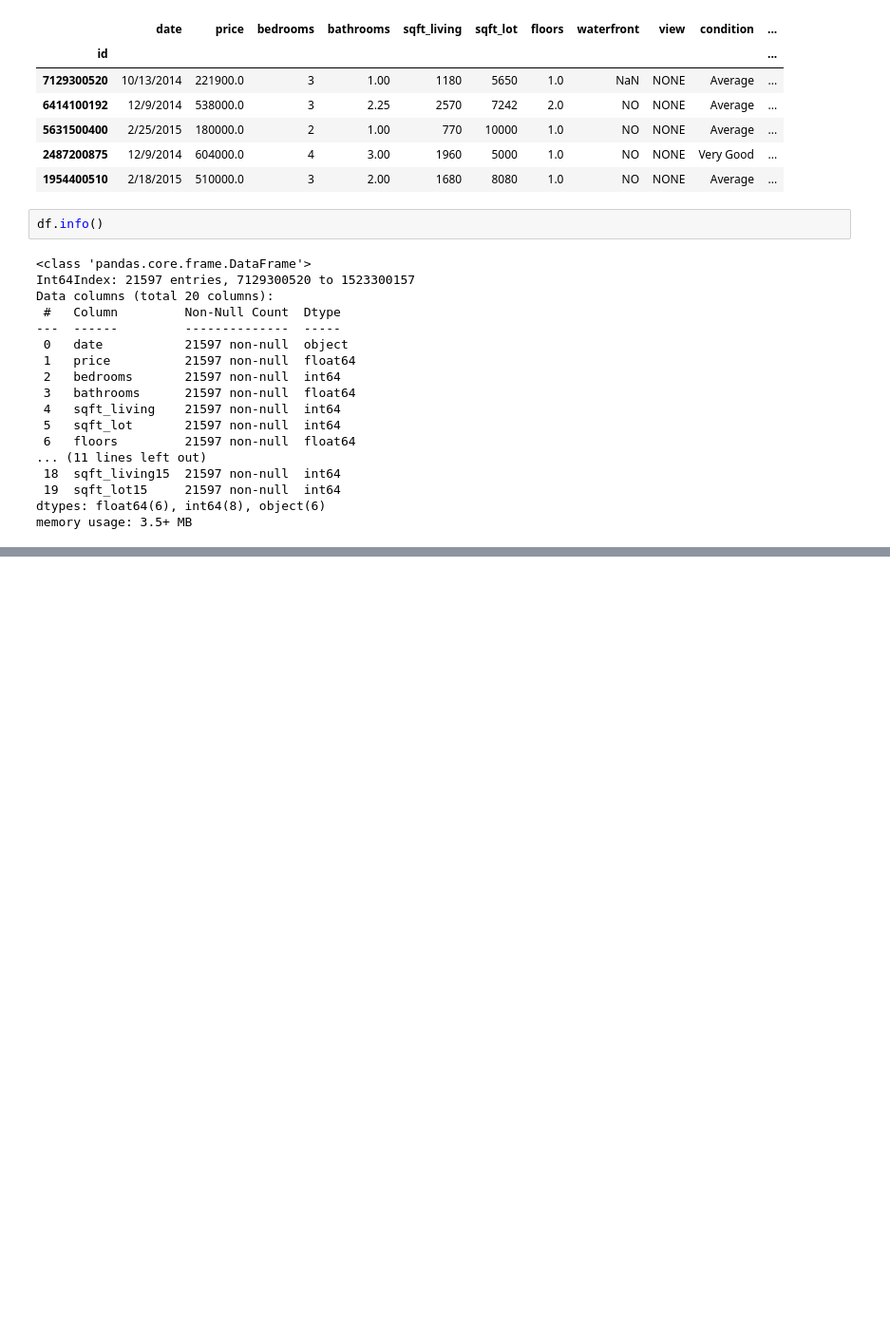
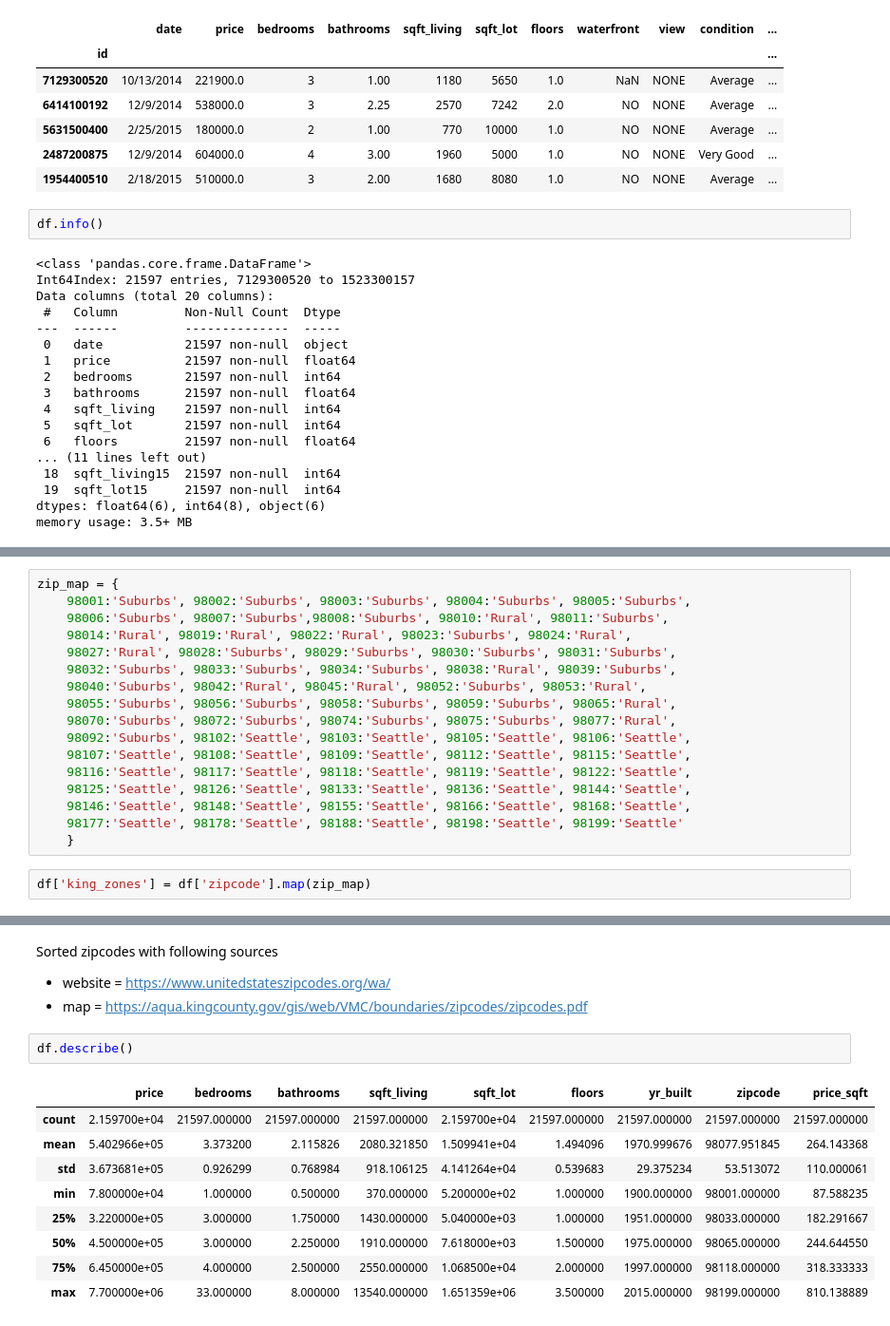
Before and after one commit to btbruno20/Analyzing-King-County-Housing, a Jupyter notebook: eda.ipynb, the cells around one changed output, grey strips where cells are left out. Shown: that part at 95% size. Cells and saved outputs as stored; diff of their text form; blank space fills up the shorter version.

```diff
--- a/eda.ipynb
+++ b/eda.ipynb
@@ -70,0 +184,19 @@ Length: 70, dtype: int64
+# %%
+zip_map = {
+    98001:'Suburbs', 98002:'Suburbs', 98003:'Suburbs', 98004:'Suburbs', 98005:'Suburbs',
+    98006:'Suburbs', 98007:'Suburbs',98008:'Suburbs', 98010:'Rural', 98011:'Suburbs',
+    98014:'Rural', 98019:'Rural', 98022:'Rural', 98023:'Suburbs', 98024:'Rural',
+    98027:'Rural', 98028:'Suburbs', 98029:'Suburbs', 98030:'Suburbs', 98031:'Suburbs',
+    98032:'Suburbs', 98033:'Suburbs', 98034:'Suburbs', 98038:'Rural', 98039:'Suburbs',
+    98040:'Suburbs', 98042:'Rural', 98045:'Rural', 98052:'Suburbs', 98053:'Rural',
+    98055:'Suburbs', 98056:'Suburbs', 98058:'Suburbs', 98059:'Suburbs', 98065:'Rural',
+    98070:'Suburbs', 98072:'Suburbs', 98074:'Suburbs', 98075:'Suburbs', 98077:'Rural',
+    98092:'Suburbs', 98102:'Seattle', 98103:'Seattle', 98105:'Seattle', 98106:'Seattle',
+    98107:'Seattle', 98108:'Seattle', 98109:'Seattle', 98112:'Seattle', 98115:'Seattle',
+    98116:'Seattle', 98117:'Seattle', 98118:'Seattle', 98119:'Seattle', 98122:'Seattle',
+    98125:'Seattle', 98126:'Seattle', 98133:'Seattle', 98136:'Seattle', 98144:'Seattle',
+    98146:'Seattle', 98148:'Seattle', 98155:'Seattle', 98166:'Seattle', 98168:'Seattle',
+    98177:'Seattle', 98178:'Seattle', 98188:'Seattle', 98198:'Seattle', 98199:'Seattle'
+    }
+# %%
+df['king_zones'] = df['zipcode'].map(zip_map)
@@ -70,0 +213,16 @@ Length: 70, dtype: int64
+# %% [markdown]
+Sorted zipcodes with following sources
+- website =  https://www.unitedstateszipcodes.org/wa/
+- map = https://aqua.kingcounty.gov/gis/web/VMC/boundaries/zipcodes/zipcodes.pdf
+# %%
+df.describe()
+# %% [output]
+|  | price | bedrooms | bathrooms | sqft_living | sqft_lot | floors | yr_built | zipcode | price_sqft |
+| count | 2.159700e+04 | 21597.000000 | 21597.000000 | 21597.000000 | 2.159700e+04 | 21597.000000 | 21597.000000 | 21597.000000 | 21597.000000 |
+| mean | 5.402966e+05 | 3.373200 | 2.115826 | 2080.321850 | 1.509941e+04 | 1.494096 | 1970.999676 | 98077.951845 | 264.143368 |
+| std | 3.673681e+05 | 0.926299 | 0.768984 | 918.106125 | 4.141264e+04 | 0.539683 | 29.375234 | 53.513072 | 110.000061 |
+| min | 7.800000e+04 | 1.000000 | 0.500000 | 370.000000 | 5.200000e+02 | 1.000000 | 1900.000000 | 98001.000000 | 87.588235 |
+| 25% | 3.220000e+05 | 3.000000 | 1.750000 | 1430.000000 | 5.040000e+03 | 1.000000 | 1951.000000 | 98033.000000 | 182.291667 |
+| 50% | 4.500000e+05 | 3.000000 | 2.250000 | 1910.000000 | 7.618000e+03 | 1.500000 | 1975.000000 | 98065.000000 | 244.644550 |
+| 75% | 6.450000e+05 | 4.000000 | 2.500000 | 2550.000000 | 1.068500e+04 | 2.000000 | 1997.000000 | 98118.000000 | 318.333333 |
+| max | 7.700000e+06 | 33.000000 | 8.000000 | 13540.000000 | 1.651359e+06 | 3.500000 | 2015.000000 | 98199.000000 | 810.138889 |
```
Also changed, not shown: parts of 18 cells of this notebook.
